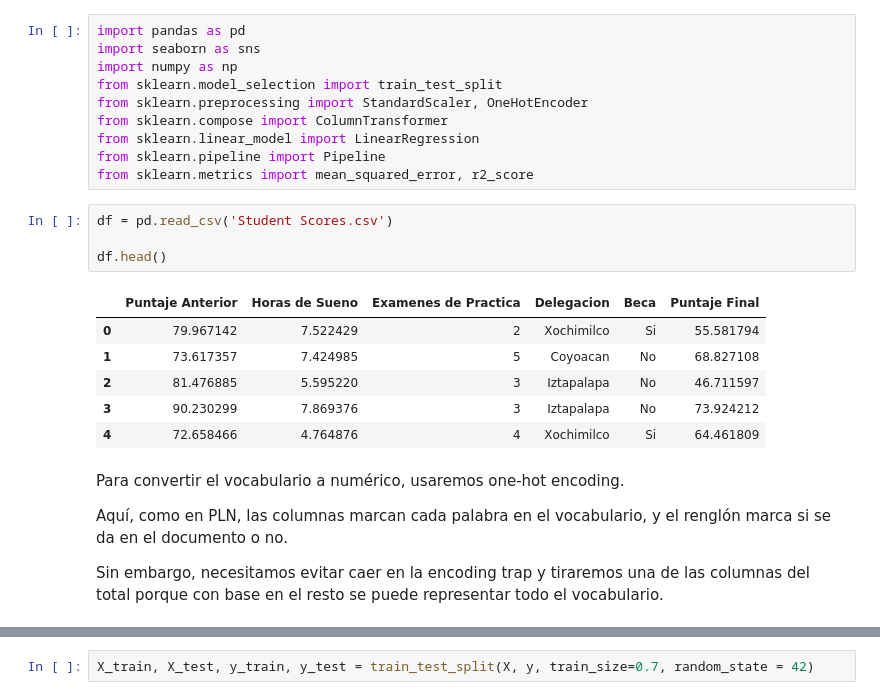
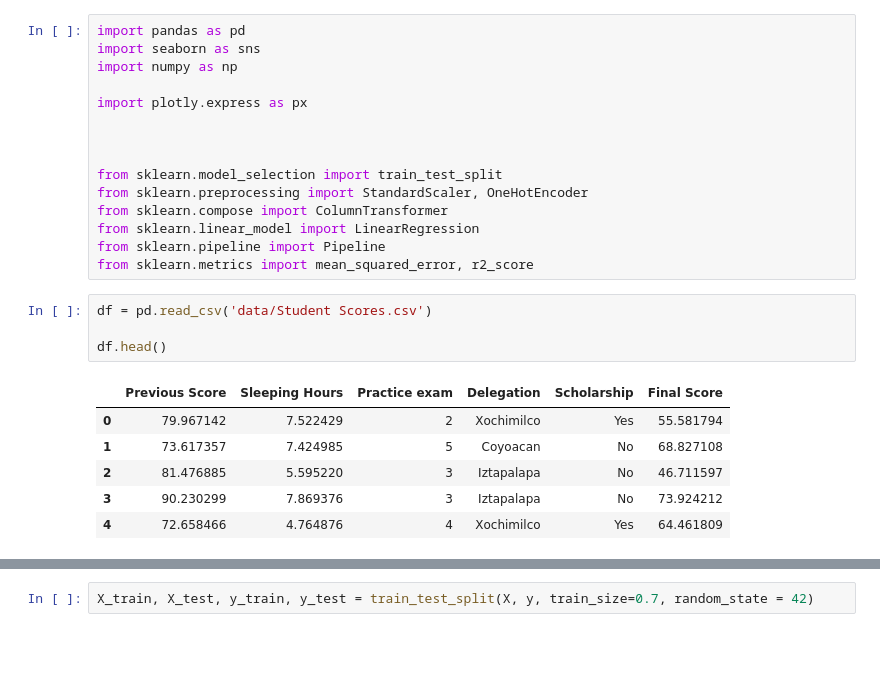
Before and after one commit to Zero5896/Multivariate-Regression, a Jupyter notebook: Working with Categorical Data..ipynb, the cells around one changed output, grey strips where cells are left out. Saved outputs shown, nothing was run; the diff lists cells and outputs as text; blank space fills up the shorter version.

```diff
--- a/Working with Categorical Data..ipynb
+++ b/Working with Categorical Data..ipynb
@@ -2,6 +2,11 @@
 import pandas as pd
 import seaborn as sns
 import numpy as np
+
+import plotly.express as px
+
+
+
 from sklearn.model_selection import train_test_split
 from sklearn.preprocessing import StandardScaler, OneHotEncoder
 from sklearn.compose import ColumnTransformer
@@ -9,19 +14,13 @@ from sklearn.linear_model import LinearRegression
 from sklearn.pipeline import Pipeline
 from sklearn.metrics import mean_squared_error, r2_score
 # %%
-df = pd.read_csv('Student Scores.csv')
+df = pd.read_csv('data/Student Scores.csv')
 
 df.head()
 # %% [output]
-|  | Puntaje Anterior | Horas de Sueno | Examenes de Practica | Delegacion | Beca | Puntaje Final |
-| 0 | 79.967142 | 7.522429 | 2 | Xochimilco | Si | 55.581794 |
+|  | Previous Score | Sleeping Hours | Practice exam | Delegation | Scholarship | Final Score |
+| 0 | 79.967142 | 7.522429 | 2 | Xochimilco | Yes | 55.581794 |
 | 1 | 73.617357 | 7.424985 | 5 | Coyoacan | No | 68.827108 |
 | 2 | 81.476885 | 5.595220 | 3 | Iztapalapa | No | 46.711597 |
 | 3 | 90.230299 | 7.869376 | 3 | Iztapalapa | No | 73.924212 |
-| 4 | 72.658466 | 4.764876 | 4 | Xochimilco | Si | 64.461809 |
+| 4 | 72.658466 | 4.764876 | 4 | Xochimilco | Yes | 64.461809 |
-# %% [markdown]
-Para convertir el vocabulario a numérico, usaremos one-hot encoding.
-
-Aquí, como en PLN, las columnas marcan cada palabra en el vocabulario, y el renglón marca si se da en el documento o no.
-
-Sin embargo, necesitamos evitar caer en la encoding trap y tiraremos una de las columnas del total porque con base en el resto se puede representar todo el vocabulario.
```
Also changed, not shown: parts of 21 cells of this notebook, 2 other files.
